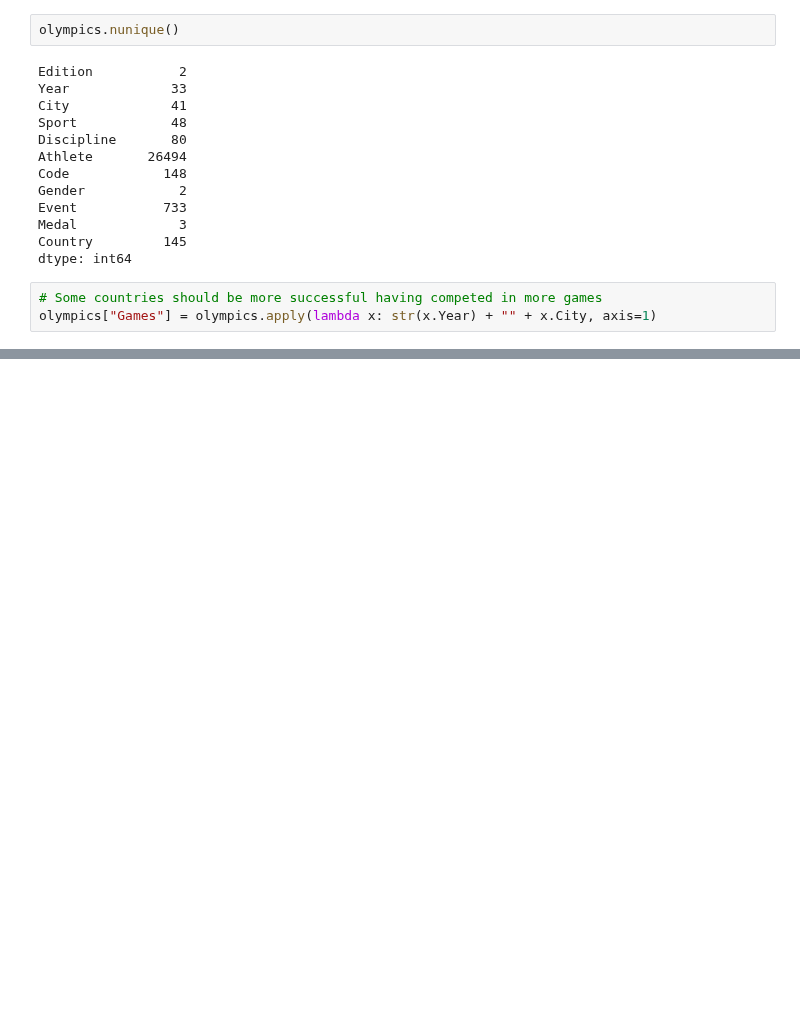
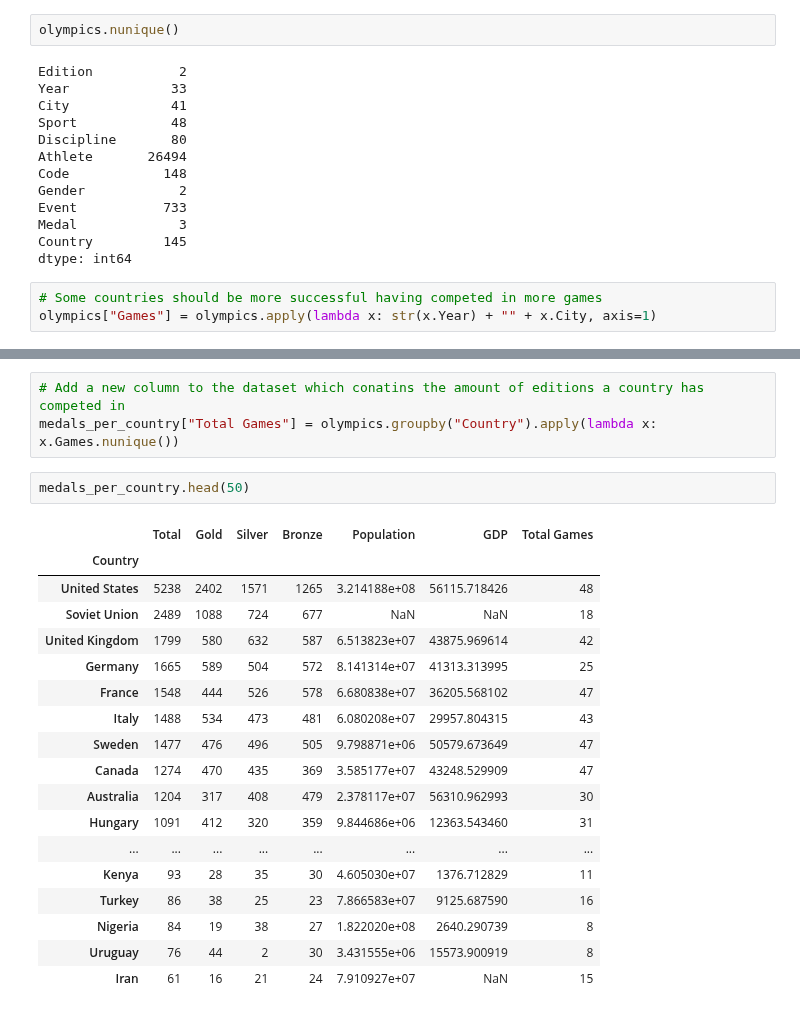
Before and after one commit to marb61a/Data-Science-Projects, a Jupyter notebook: Olympic Games Project/Olympic-Games.ipynb, the cells around one changed output, grey strips where cells are left out. Drawn from its saved outputs; the diff is of its cells as text; blank space fills up the shorter version.

```diff
--- a/Olympic Games Project/Olympic-Games.ipynb
+++ b/Olympic Games Project/Olympic-Games.ipynb
@@ -820,0 +862,24 @@ olympics
+# %%
+# Add a new column to the dataset which conatins the amount of editions a country has competed in
+medals_per_country["Total Games"] = olympics.groupby("Country").apply(lambda x: x.Games.nunique())
+# %%
+medals_per_country.head(50)
+# %% [output]
+|  | Total | Gold | Silver | Bronze | Population | GDP | Total Games |
+| Country |  |  |  |  |  |  |  |
+| United States | 5238 | 2402 | 1571 | 1265 | 3.214188e+08 | 56115.718426 | 48 |
+| Soviet Union | 2489 | 1088 | 724 | 677 | NaN | NaN | 18 |
+| United Kingdom | 1799 | 580 | 632 | 587 | 6.513823e+07 | 43875.969614 | 42 |
+| Germany | 1665 | 589 | 504 | 572 | 8.141314e+07 | 41313.313995 | 25 |
+| France | 1548 | 444 | 526 | 578 | 6.680838e+07 | 36205.568102 | 47 |
+| Italy | 1488 | 534 | 473 | 481 | 6.080208e+07 | 29957.804315 | 43 |
+| Sweden | 1477 | 476 | 496 | 505 | 9.798871e+06 | 50579.673649 | 47 |
+| Canada | 1274 | 470 | 435 | 369 | 3.585177e+07 | 43248.529909 | 47 |
+| Australia | 1204 | 317 | 408 | 479 | 2.378117e+07 | 56310.962993 | 30 |
+| Hungary | 1091 | 412 | 320 | 359 | 9.844686e+06 | 12363.543460 | 31 |
+| ... | ... | ... | ... | ... | ... | ... | ... |
+| Kenya | 93 | 28 | 35 | 30 | 4.605030e+07 | 1376.712829 | 11 |
+| Turkey | 86 | 38 | 25 | 23 | 7.866583e+07 | 9125.687590 | 16 |
+| Nigeria | 84 | 19 | 38 | 27 | 1.822020e+08 | 2640.290739 | 8 |
+| Uruguay | 76 | 44 | 2 | 30 | 3.431555e+06 | 15573.900919 | 8 |
+| Iran | 61 | 16 | 21 | 24 | 7.910927e+07 | NaN | 15 |
```
Also changed, not shown: parts of 13 cells of this notebook.
